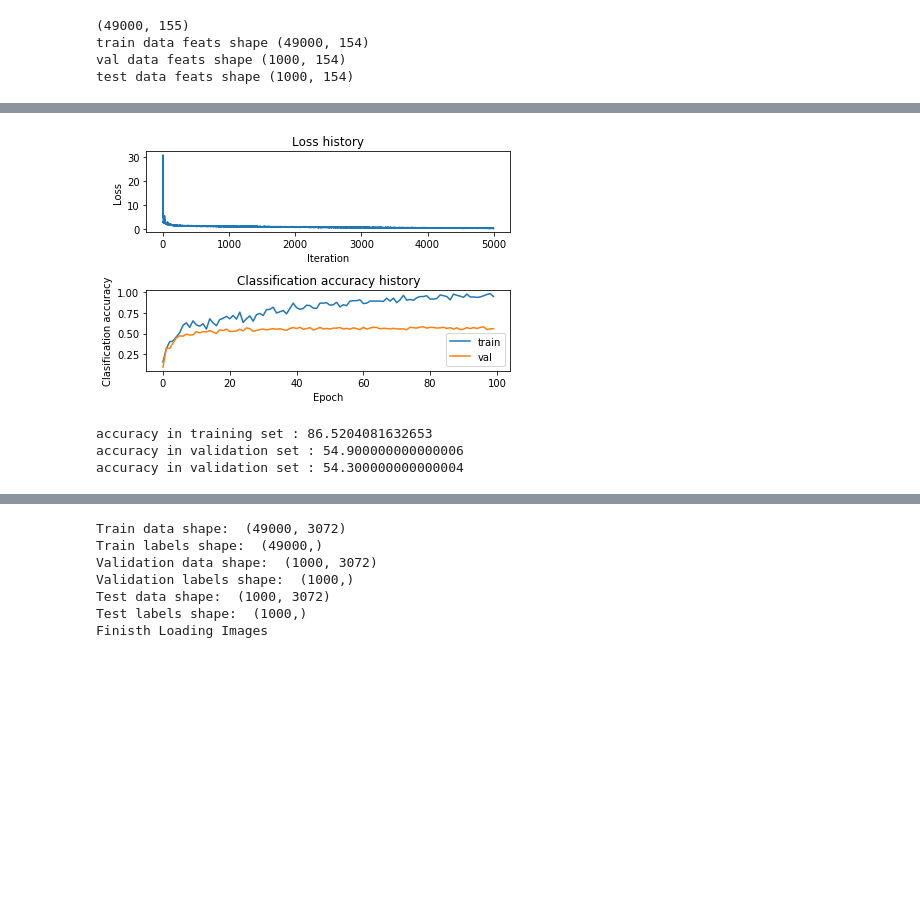
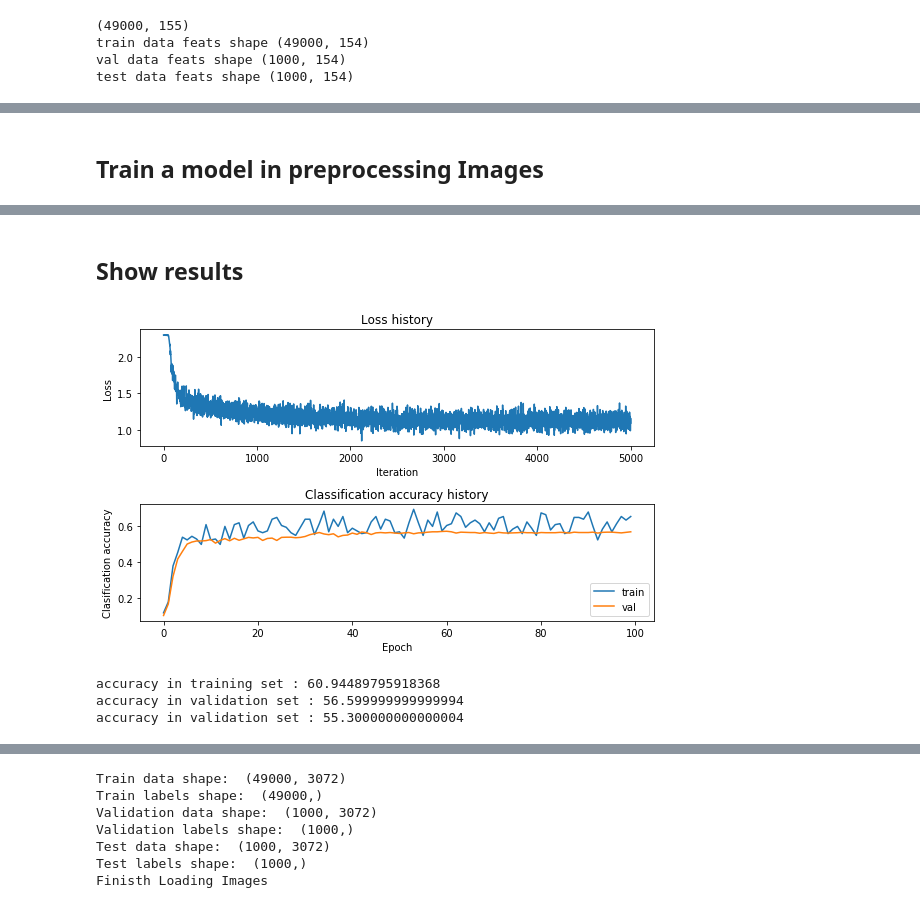
Before and after one commit to ManuLasker/Seminario, a Jupyter notebook: Prueba_2_Nice/CIFAR10_Datasets.ipynb, the cells around one changed output, grey strips where cells are left out. Drawn from its saved outputs; the diff is of its cells as text; code cells hidden in the pictures; blank space fills up the shorter version.

Commit message:
falta agregar resultados

```diff
--- a/Prueba_2_Nice/CIFAR10_Datasets.ipynb
+++ b/Prueba_2_Nice/CIFAR10_Datasets.ipynb
@@ -125,3 +183,19 @@ print(f'test data feats shape {X_test_feats.shape}')
 train data feats shape (49000, 154)
 val data feats shape (1000, 154)
 test data feats shape (1000, 154)
+# %%
+import cv2
+plt.rcParams['figure.figsize'] = (7, 7)
+img = np.float32(X_train[6])/255
+
+# Calculate gradient
+gx = cv2.Sobel(img, cv2.CV_32F, 1, 0, ksize=1)
+gy = cv2.Sobel(img, cv2.CV_32F, 0, 1, ksize=1)
+plt.subplot(1,2,1)
+plt.imshow(img)
+plt.axis('off')
+plt.subplot(1,2,2)
+mag, angle = cv2.cartToPolar(gx, gy, angleInDegrees=True)
+plt.imshow(mag)
+plt.axis('off')
+plt.show()
@@ -128,29 +204,43 @@ test data feats shape (1000, 154)
+# %% [markdown]
+## Train a model in preprocessing Images
 # %%
-net_params = {'il':X_train_feats.shape[1],'hl1':416,'hl2':416,'ol':10}
+# net_params = {'il':X_train_feats.shape[1],'hl1':416,'hl2':416,'ol':10}
+net_params = {'il':X_train_feats.shape[1],'hl1':50,'ol':10}
+
 # activ_function = 'Sigmoid'
 # cost_function = 'Entropy_Loss'
 activ_function = 'ReLu'
 cost_function = 'SoftMax'
-net = neural_net(net_params, activ_function, cost_function, std = 1)
+net = neural_net(net_params, activ_function, cost_function, std = 1e-4)
 
-results = net.train_sgd_momentum(X_train_feats, y_train, X_val_feats, y_val, learning_rate=2.590628e-01,
-                                 learning_rate_decay=0.999, reg = 4.789351e-07,
-                                 max_iter = 5000, batch_size = 200, verbose =  True, rho = 0.50, stochastic = True, epoch = 50)
+# results = net.train_sgd_momentum(X_train_feats, y_train, X_val_feats, y_val,
+#                                  learning_rate=2.590628e-01, reg = 4.789351e-07,
+#                                  max_iter = 5000, batch_size = 200,
+#                                  verbose =  True, rho = 0.50, stochastic = True,
+#                                  epoch = 50)
+
+results = net.train_sgd_momentum(X_train_feats, y_train, X_val_feats, y_val,
+                                 learning_rate=2.590628e-01, reg = 4.789351e-07,
+                                 max_iter = 5000, batch_size = 200,
+                                 verbose =  True, rho = 0.50, stochastic = True,
+                                 epoch = 50)
 # %% [output]
 [interactive output not drawn]
+# %% [markdown]
+## Show results
 # %%
 plotStats(results)
-y_pred = net.predict(X_train_feats)
+y_pred, train_score = net.predict(X_train_feats, with_score=True)
 print(f'accuracy in training set : {(y_pred == y_train).mean() *100}')
-y_pred_val = net.predict(X_val_feats)
+y_pred_val, val_score = net.predict(X_val_feats, with_score=True)
 print(f'accuracy in validation set : {(y_pred_val == y_val).mean() *100}')
-y_pred_test = net.predict(X_test_feats)
+y_pred_test, test_score = net.predict(X_test_feats, with_score=True)
 print(f'accuracy in validation set : {(y_pred_test == y_test).mean() *100}')
 # %% [output]
-[figure, old version]
+[figure, new version]
-accuracy in training set : 86.5204081632653
-accuracy in validation set : 54.900000000000006
-accuracy in validation set : 54.300000000000004
+accuracy in training set : 60.94489795918368
+accuracy in validation set : 56.599999999999994
+accuracy in validation set : 55.300000000000004
 # %%
 plt.rcParams['figure.figsize'] = (20, 20) # set default size of plots
 #plt.rcParams['image.interpolation'] = 'nearest'
```
Also changed, not shown: parts of 37 cells of this notebook, 5 other files.
